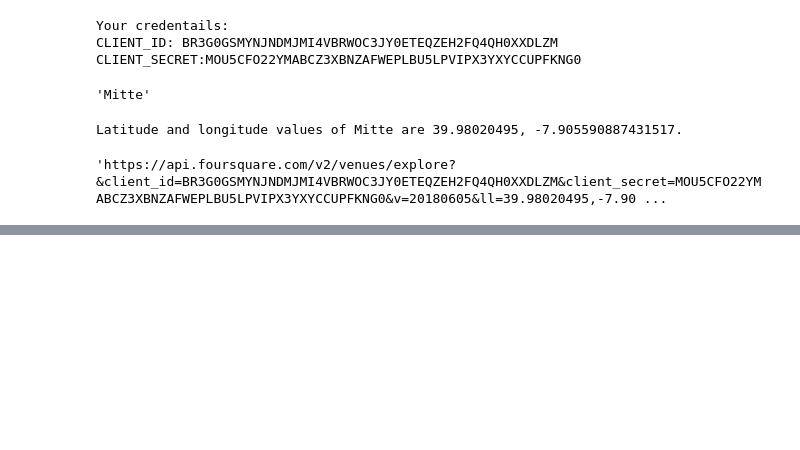
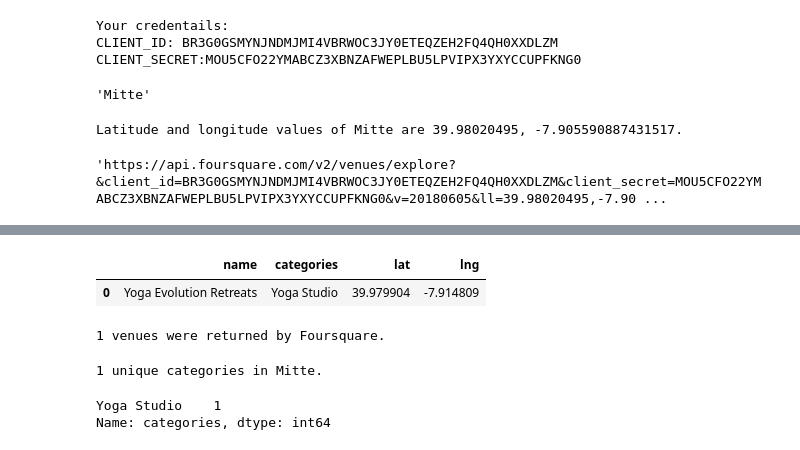
Before and after one commit to victoravalbuena/Coursera_Capstone, a Jupyter notebook: BERLIN_Neighborhood: Business Issue.ipynb, the cells around one changed output, grey strips where cells are left out. Drawn from its saved outputs; the diff is of its cells as text; code cells hidden in the pictures; blank space fills up the shorter version.

Commit message:
Published from Watson Studio.

```diff
--- a/BERLIN_Neighborhood: Business Issue.ipynb
+++ b/BERLIN_Neighborhood: Business Issue.ipynb
@@ -335,5 +324,5 @@ nearby_venues['venue.categories'] = nearby_venues.apply(get_category_type, axis=
 # clean columns
 nearby_venues.columns = [col.split(".")[-1] for col in nearby_venues.columns]
 
-nearby_venues.head()
+nearby_venues
 # %% [output]
@@ -340,0 +329,15 @@ ImportError: cannot import name 'AggFuncType' from 'pandas._typing' (/opt/conda/
+|  | name | categories | lat | lng |
+| 0 | Yoga Evolution Retreats | Yoga Studio | 39.979904 | -7.914809 |
+# %%
+print('{} venues were returned by Foursquare.'.format(nearby_venues.shape[0]))
+# %% [output]
+1 venues were returned by Foursquare.
+# %%
+print ('{} unique categories in Mitte.'.format(nearby_venues['categories'].value_counts().shape[0]))
+# %% [output]
+1 unique categories in Mitte.
+# %%
+print (nearby_venues['categories'].value_counts()[0:15])
+# %% [output]
+Yoga Studio    1
+Name: categories, dtype: int64
```
Also changed, not shown: parts of 16 cells of this notebook.
